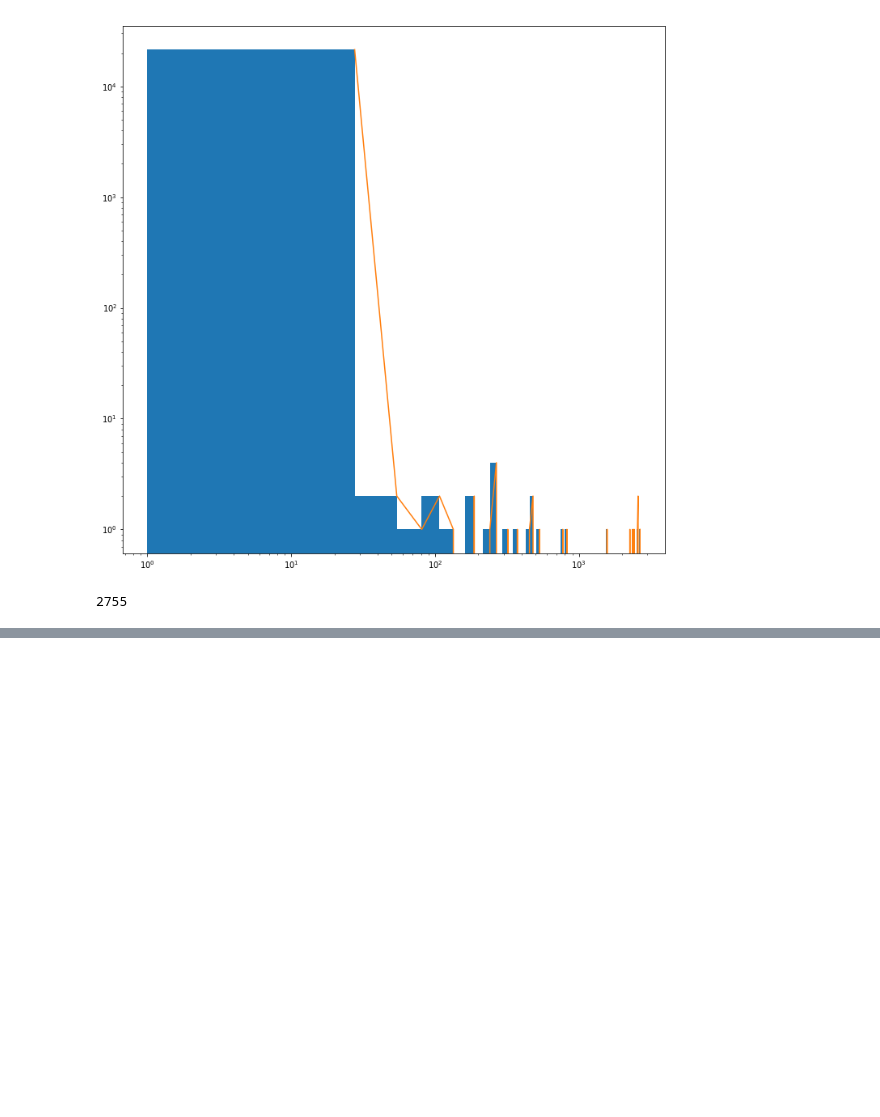
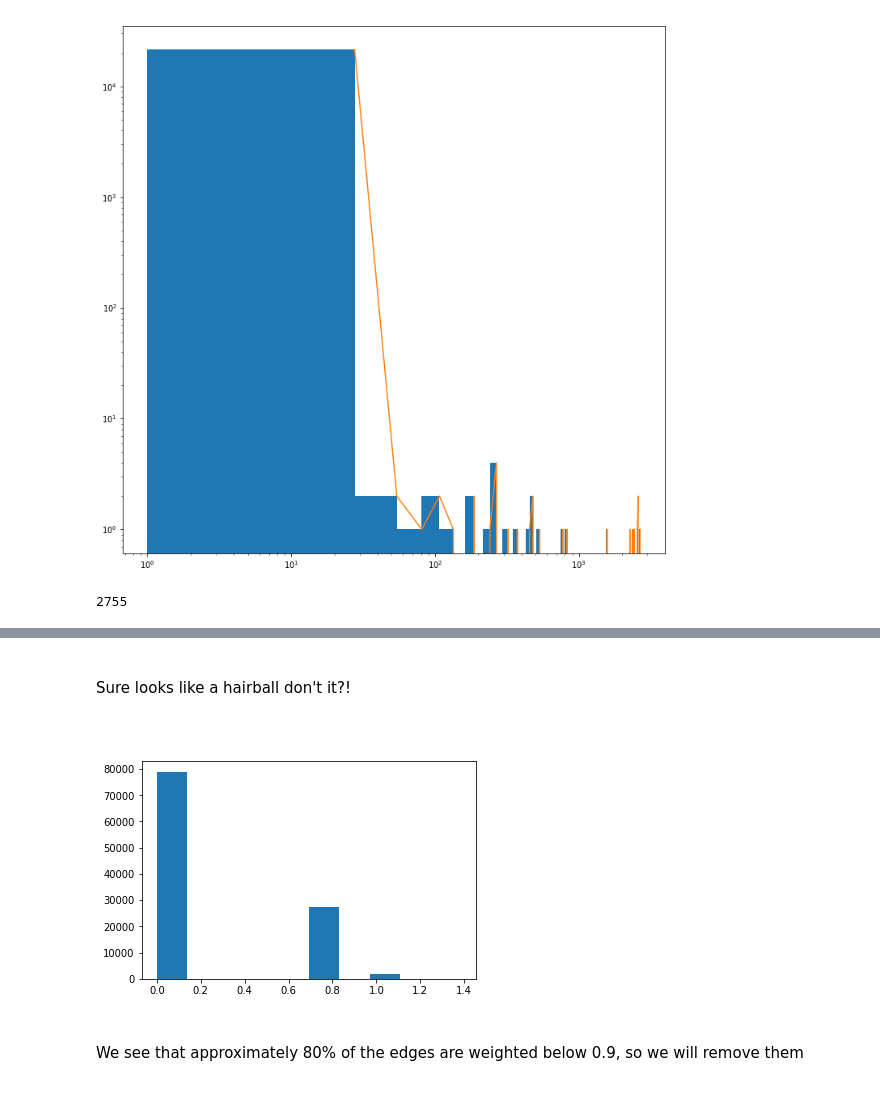
Before and after one commit to SmilodonCub/DATA620, a Jupyter notebook: Social_Network_Analysis_4Startups.ipynb, the cells around one changed output, grey strips where cells are left out. Saved outputs shown, nothing was run; the diff lists cells and outputs as text; code cells hidden in the pictures; blank space fills up the shorter version.

```diff
--- a/Social_Network_Analysis_4Startups.ipynb
+++ b/Social_Network_Analysis_4Startups.ipynb
@@ -719,0 +814,17 @@ cliques
+# %% [markdown]
+<br>
+
+Sure looks like a hairball don't it?!
+
+<br>
+# %%
+plt.hist( weights )
+plt.show()
+# %% [output]
+[figure, added]
+# %% [markdown]
+<br>
+
+We see that approximately 80% of the edges are weighted below 0.9, so we will remove them
+
+<br>
```
Also changed, not shown: parts of 113 cells of this notebook.
